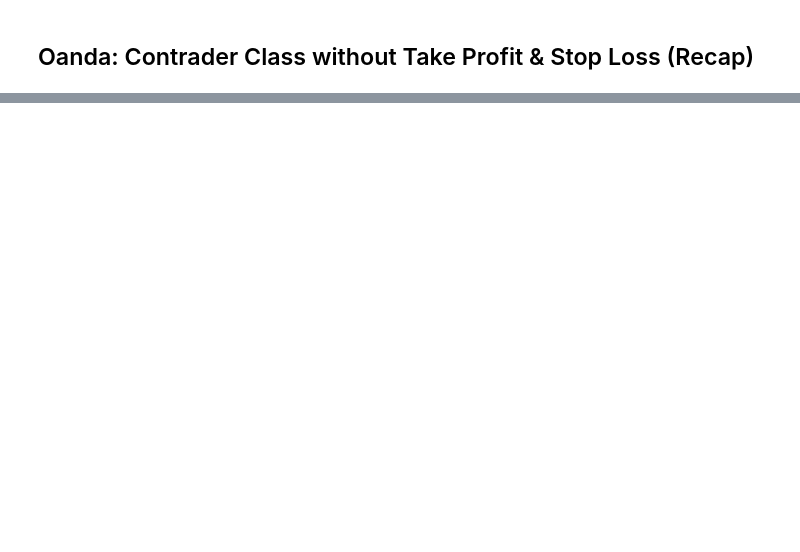
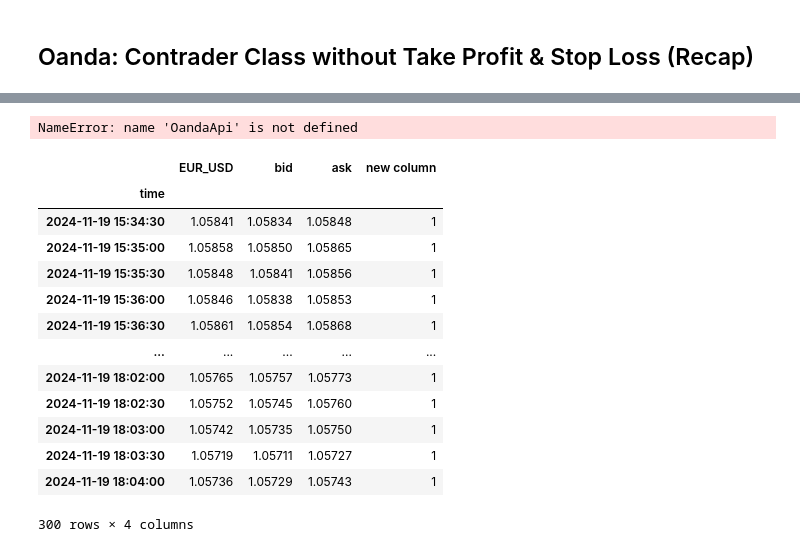
Before and after one commit to dshilman/algo-trading, a Jupyter notebook: code/explore/01 - Strategy.ipynb, the cells around one changed output, grey strips where cells are left out. Cells and saved outputs as stored; diff of their text form; code cells hidden in the pictures; blank space fills up the shorter version.

```diff
--- a/code/explore/01 - Strategy.ipynb
+++ b/code/explore/01 - Strategy.ipynb
@@ -1239,0 +14,4 @@ start_session()
+# %%
+api = OandaApi("../../../config/oanda.cfg")
+# %% [output]
+NameError: name 'OandaApi' is not defined
@@ -1239,0 +23,22 @@ start_session()
+# %%
+api = OandaApi("../../config/oanda.cfg")
+# %%
+data = api.get_latest_price_candles(pair_name="EUR_USD").drop(columns=["mid_o", "volume"])
+data["new column"] = 1
+# %%
+data
+# %% [output]
+|  | EUR_USD | bid | ask | new column |
+| time |  |  |  |  |
+| 2024-11-19 15:34:30 | 1.05841 | 1.05834 | 1.05848 | 1 |
+| 2024-11-19 15:35:00 | 1.05858 | 1.05850 | 1.05865 | 1 |
+| 2024-11-19 15:35:30 | 1.05848 | 1.05841 | 1.05856 | 1 |
+| 2024-11-19 15:36:00 | 1.05846 | 1.05838 | 1.05853 | 1 |
+| 2024-11-19 15:36:30 | 1.05861 | 1.05854 | 1.05868 | 1 |
+| ... | ... | ... | ... | ... |
+| 2024-11-19 18:02:00 | 1.05765 | 1.05757 | 1.05773 | 1 |
+| 2024-11-19 18:02:30 | 1.05752 | 1.05745 | 1.05760 | 1 |
+| 2024-11-19 18:03:00 | 1.05742 | 1.05735 | 1.05750 | 1 |
+| 2024-11-19 18:03:30 | 1.05719 | 1.05711 | 1.05727 | 1 |
+| 2024-11-19 18:04:00 | 1.05736 | 1.05729 | 1.05743 | 1 |
+300 rows × 4 columns
```
Also changed, not shown: parts of 145 cells of this notebook, 5 other files.
